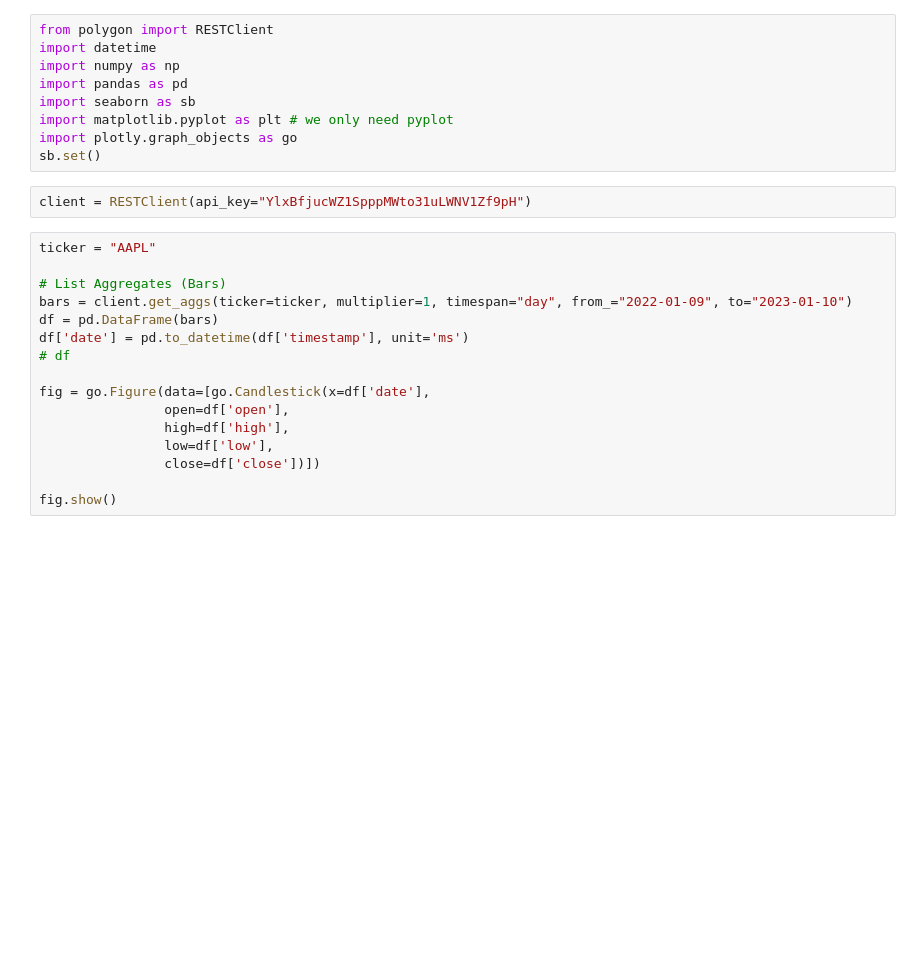
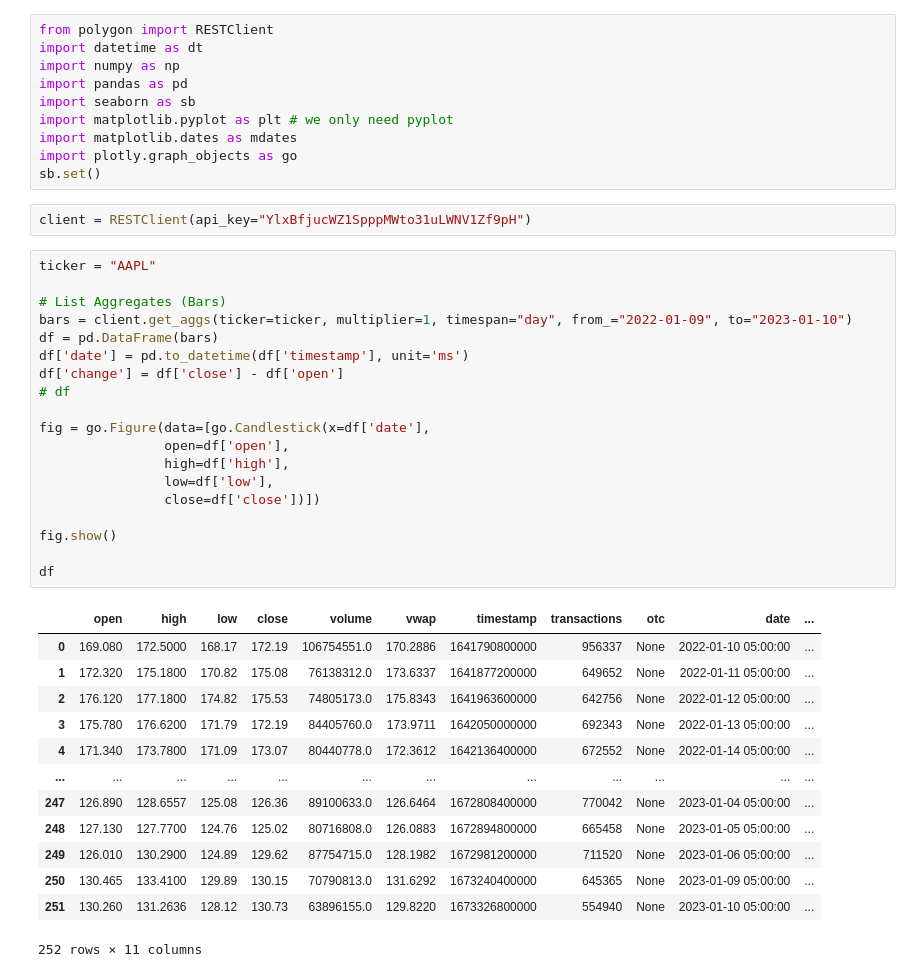
Before and after one commit to CodeLutetium/SC1015-Stock-Predictor, a Jupyter notebook: Playground/pg_my1.ipynb, the cells around one changed output. Drawn from its saved outputs; the diff is of its cells as text; blank space fills up the shorter version.

```diff
--- a/Playground/pg_my1.ipynb
+++ b/Playground/pg_my1.ipynb
@@ -1,10 +1,11 @@
 # %%
 from polygon import RESTClient
-import datetime
+import datetime as dt
 import numpy as np
 import pandas as pd
 import seaborn as sb
 import matplotlib.pyplot as plt # we only need pyplot
+import matplotlib.dates as mdates
 import plotly.graph_objects as go
 sb.set()
 # %%
@@ -12,16 +13,33 @@ client = RESTClient(api_key="YlxBfjucWZ1SpppMWto31uLWNV1Zf9pH")
 # %%
 ticker = "AAPL"
 
 # List Aggregates (Bars)
 bars = client.get_aggs(ticker=ticker, multiplier=1, timespan="day", from_="2022-01-09", to="2023-01-10")
 df = pd.DataFrame(bars)
 df['date'] = pd.to_datetime(df['timestamp'], unit='ms')
+df['change'] = df['close'] - df['open']
 # df
 
 fig = go.Figure(data=[go.Candlestick(x=df['date'],
                 open=df['open'],
                 high=df['high'],
                 low=df['low'],
                 close=df['close'])])
 
 fig.show()
+
+df
+# %% [output]
+|  | open | high | low | close | volume | vwap | timestamp | transactions | otc | date | ... |
+| 0 | 169.080 | 172.5000 | 168.17 | 172.19 | 106754551.0 | 170.2886 | 1641790800000 | 956337 | None | 2022-01-10 05:00:00 | ... |
+| 1 | 172.320 | 175.1800 | 170.82 | 175.08 | 76138312.0 | 173.6337 | 1641877200000 | 649652 | None | 2022-01-11 05:00:00 | ... |
+| 2 | 176.120 | 177.1800 | 174.82 | 175.53 | 74805173.0 | 175.8343 | 1641963600000 | 642756 | None | 2022-01-12 05:00:00 | ... |
+| 3 | 175.780 | 176.6200 | 171.79 | 172.19 | 84405760.0 | 173.9711 | 1642050000000 | 692343 | None | 2022-01-13 05:00:00 | ... |
+| 4 | 171.340 | 173.7800 | 171.09 | 173.07 | 80440778.0 | 172.3612 | 1642136400000 | 672552 | None | 2022-01-14 05:00:00 | ... |
+| ... | ... | ... | ... | ... | ... | ... | ... | ... | ... | ... | ... |
+| 247 | 126.890 | 128.6557 | 125.08 | 126.36 | 89100633.0 | 126.6464 | 1672808400000 | 770042 | None | 2023-01-04 05:00:00 | ... |
+| 248 | 127.130 | 127.7700 | 124.76 | 125.02 | 80716808.0 | 126.0883 | 1672894800000 | 665458 | None | 2023-01-05 05:00:00 | ... |
+| 249 | 126.010 | 130.2900 | 124.89 | 129.62 | 87754715.0 | 128.1982 | 1672981200000 | 711520 | None | 2023-01-06 05:00:00 | ... |
+| 250 | 130.465 | 133.4100 | 129.89 | 130.15 | 70790813.0 | 131.6292 | 1673240400000 | 645365 | None | 2023-01-09 05:00:00 | ... |
+| 251 | 130.260 | 131.2636 | 128.12 | 130.73 | 63896155.0 | 129.8220 | 1673326800000 | 554940 | None | 2023-01-10 05:00:00 | ... |
+252 rows × 11 columns
```
Also changed, not shown: parts of 2 cells of this notebook.
